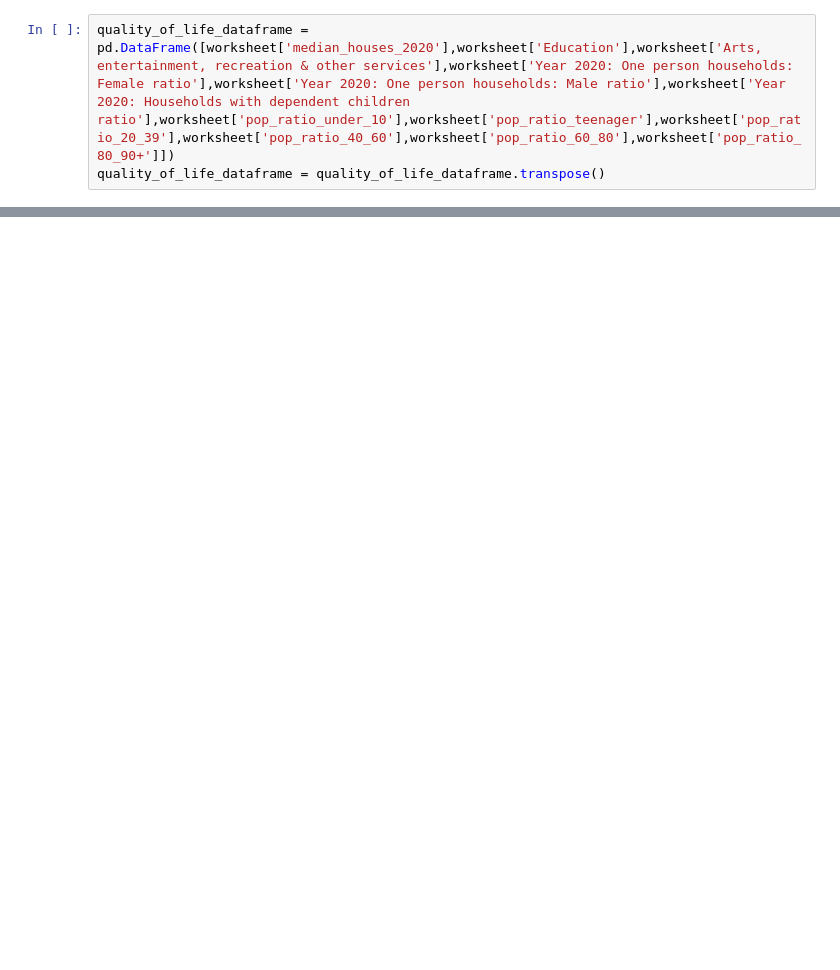
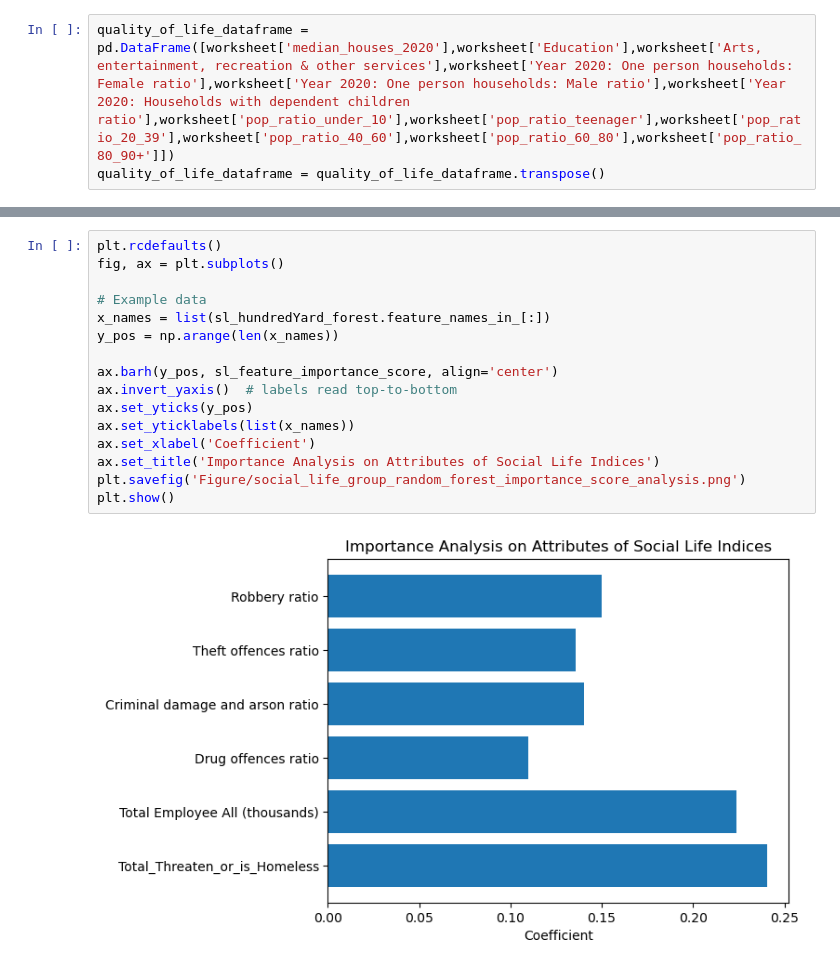
Before and after one commit to SIthodox2286/mdm_3_phace_C, a Jupyter notebook: random_forest_analysis.ipynb, the cells around one changed output, grey strips where cells are left out. Saved outputs shown, nothing was run; the diff lists cells and outputs as text; blank space fills up the shorter version.

```diff
--- a/random_forest_analysis.ipynb
+++ b/random_forest_analysis.ipynb
@@ -123,2 +316,20 @@ plt.show()
+# %%
+plt.rcdefaults()
+fig, ax = plt.subplots()
+
+# Example data
+x_names = list(sl_hundredYard_forest.feature_names_in_[:])
+y_pos = np.arange(len(x_names))
+
+ax.barh(y_pos, sl_feature_importance_score, align='center')
+ax.invert_yaxis()  # labels read top-to-bottom
+ax.set_yticks(y_pos)
+ax.set_yticklabels(list(x_names))
+ax.set_xlabel('Coefficient')
+ax.set_title('Importance Analysis on Attributes of Social Life Indices')
+plt.savefig('Figure/social_life_group_random_forest_importance_score_analysis.png')
+plt.show()
+# %% [output]
+[figure, added]
 # %%
 #Plot and save the test results
```
Also changed, not shown: parts of 28 cells of this notebook, 18 other files.
